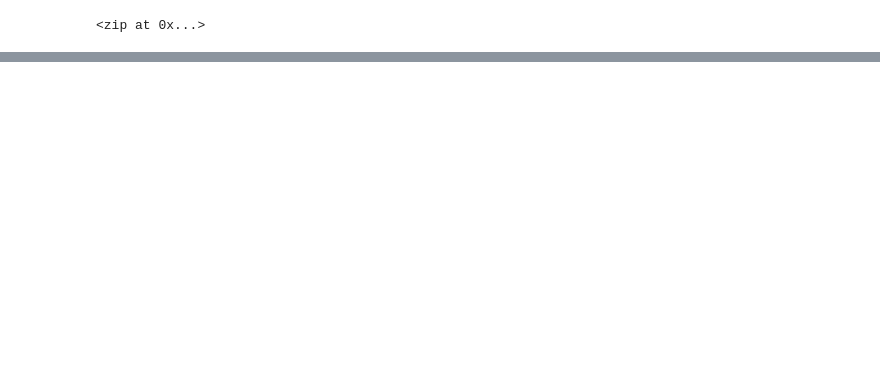
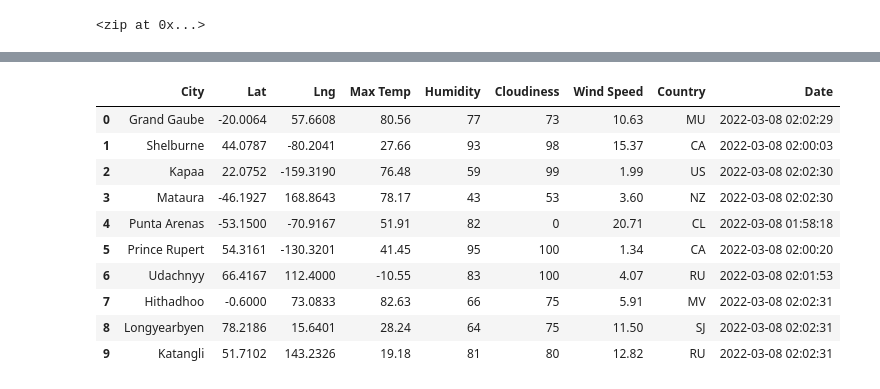
Before and after one commit to oiwuoni/World_Weather_Analysis, a Jupyter notebook: WeatherPy.ipynb, the cells around one changed output, grey strips where cells are left out. Saved outputs shown, nothing was run; the diff lists cells and outputs as text; code cells hidden in the pictures; blank space fills up the shorter version.

```diff
--- a/WeatherPy.ipynb
+++ b/WeatherPy.ipynb
@@ -31,0 +35,2 @@ len(cities)
+# %%
+url = "http://api.openweathermap.org/data/2.5/weather?units=Imperial&APPID=" + weather_api_key
@@ -31,0 +117,16 @@ len(cities)
+# %%
+# Convert the array of dictionaries to a Pandas DataFrame.
+city_data_df = pd.DataFrame(city_data)
+city_data_df.head(10)
+# %% [output]
+|  | City | Lat | Lng | Max Temp | Humidity | Cloudiness | Wind Speed | Country | Date |
+| 0 | Grand Gaube | -20.0064 | 57.6608 | 80.56 | 77 | 73 | 10.63 | MU | 2022-03-08 02:02:29 |
+| 1 | Shelburne | 44.0787 | -80.2041 | 27.66 | 93 | 98 | 15.37 | CA | 2022-03-08 02:00:03 |
+| 2 | Kapaa | 22.0752 | -159.3190 | 76.48 | 59 | 99 | 1.99 | US | 2022-03-08 02:02:30 |
+| 3 | Mataura | -46.1927 | 168.8643 | 78.17 | 43 | 53 | 3.60 | NZ | 2022-03-08 02:02:30 |
+| 4 | Punta Arenas | -53.1500 | -70.9167 | 51.91 | 82 | 0 | 20.71 | CL | 2022-03-08 01:58:18 |
+| 5 | Prince Rupert | 54.3161 | -130.3201 | 41.45 | 95 | 100 | 1.34 | CA | 2022-03-08 02:00:20 |
+| 6 | Udachnyy | 66.4167 | 112.4000 | -10.55 | 83 | 100 | 4.07 | RU | 2022-03-08 02:01:53 |
+| 7 | Hithadhoo | -0.6000 | 73.0833 | 82.63 | 66 | 75 | 5.91 | MV | 2022-03-08 02:02:31 |
+| 8 | Longyearbyen | 78.2186 | 15.6401 | 28.24 | 64 | 75 | 11.50 | SJ | 2022-03-08 02:02:31 |
+| 9 | Katangli | 51.7102 | 143.2326 | 19.18 | 81 | 80 | 12.82 | RU | 2022-03-08 02:02:31 |
```
Also changed, not shown: parts of 6 cells of this notebook, 1 other file.
